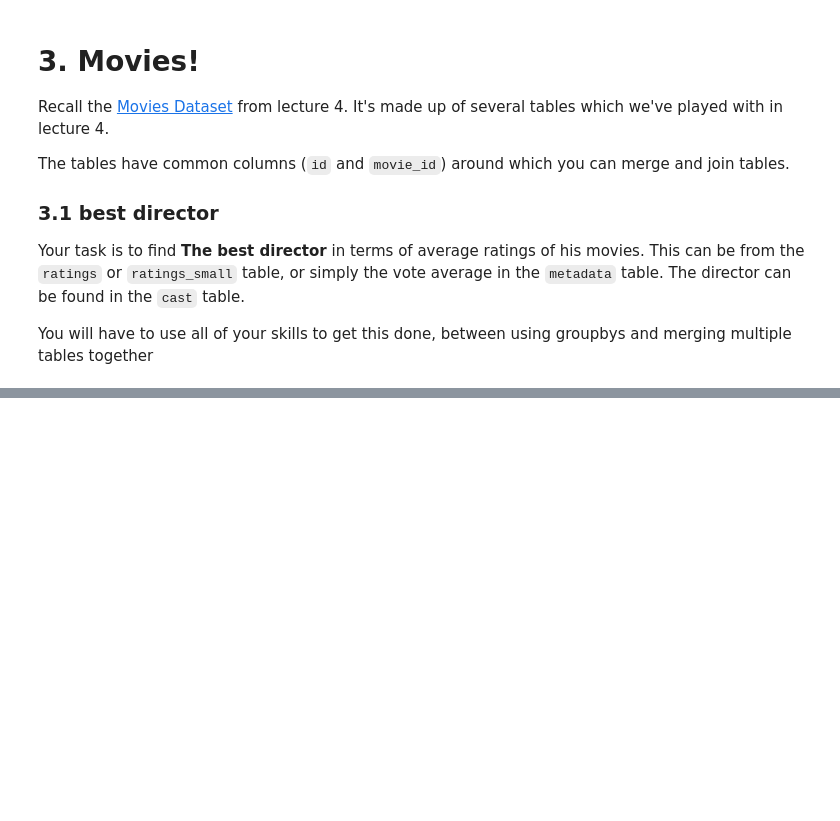
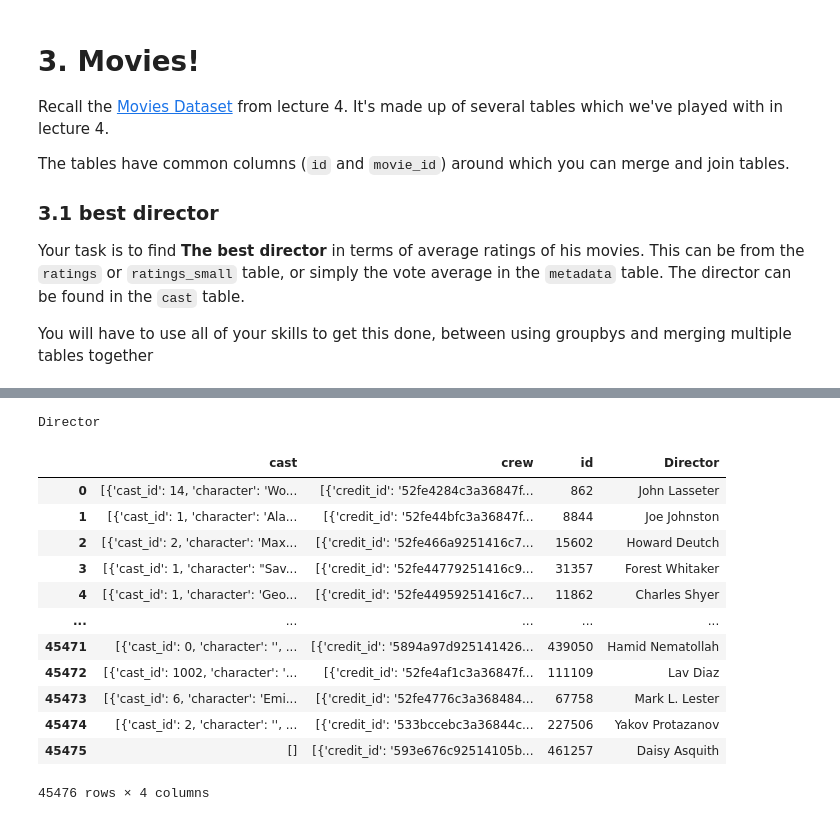
Before and after one commit to cb-ds-1/m2-3-exploration, a Jupyter notebook: workshop.ipynb, the cells around one changed output, grey strips where cells are left out. Drawn from its saved outputs; the diff is of its cells as text; code cells hidden in the pictures; blank space fills up the shorter version.

```diff
--- a/workshop.ipynb
+++ b/workshop.ipynb
@@ -271,0 +212,8 @@ def CustomParser(data):
+# %%
+credits = pd.read_csv("data/credits.csv")
+mm = pd.read_csv("data/movies_metadata.csv")
+kw = pd.read_csv("data/keywords.csv")
+r = pd.read_csv("data/ratings.csv")
+rs = pd.read_csv("data/ratings_small.csv")
+ls = pd.read_csv("data/links_small.csv")
+l = pd.read_csv("data/links.csv")
@@ -271,0 +222,28 @@ def CustomParser(data):
+# %%
+def find_director(crew):
+    for person in crew:
+        if person['job'] == 'Director':
+            return person['name']
+
+find_director(credits.crew[0])
+print(credits.crew[0][0]['job'])
+# %% [output]
+Director
+# %%
+#finding the names of Director
+credits["Director"] = credits.crew.apply(find_director)
+credits
+# %% [output]
+|  | cast | crew | id | Director |
+| 0 | [{'cast_id': 14, 'character': 'Wo... | [{'credit_id': '52fe4284c3a36847f... | 862 | John Lasseter |
+| 1 | [{'cast_id': 1, 'character': 'Ala... | [{'credit_id': '52fe44bfc3a36847f... | 8844 | Joe Johnston |
+| 2 | [{'cast_id': 2, 'character': 'Max... | [{'credit_id': '52fe466a9251416c7... | 15602 | Howard Deutch |
+| 3 | [{'cast_id': 1, 'character': "Sav... | [{'credit_id': '52fe44779251416c9... | 31357 | Forest Whitaker |
+| 4 | [{'cast_id': 1, 'character': 'Geo... | [{'credit_id': '52fe44959251416c7... | 11862 | Charles Shyer |
+| ... | ... | ... | ... | ... |
+| 45471 | [{'cast_id': 0, 'character': '', ... | [{'credit_id': '5894a97d925141426... | 439050 | Hamid Nematollah |
+| 45472 | [{'cast_id': 1002, 'character': '... | [{'credit_id': '52fe4af1c3a36847f... | 111109 | Lav Diaz |
+| 45473 | [{'cast_id': 6, 'character': 'Emi... | [{'credit_id': '52fe4776c3a368484... | 67758 | Mark L. Lester |
+| 45474 | [{'cast_id': 2, 'character': '', ... | [{'credit_id': '533bccebc3a36844c... | 227506 | Yakov Protazanov |
+| 45475 | [] | [{'credit_id': '593e676c92514105b... | 461257 | Daisy Asquith |
+45476 rows × 4 columns
```
Also changed, not shown: parts of 16 cells of this notebook, 1 other file.
